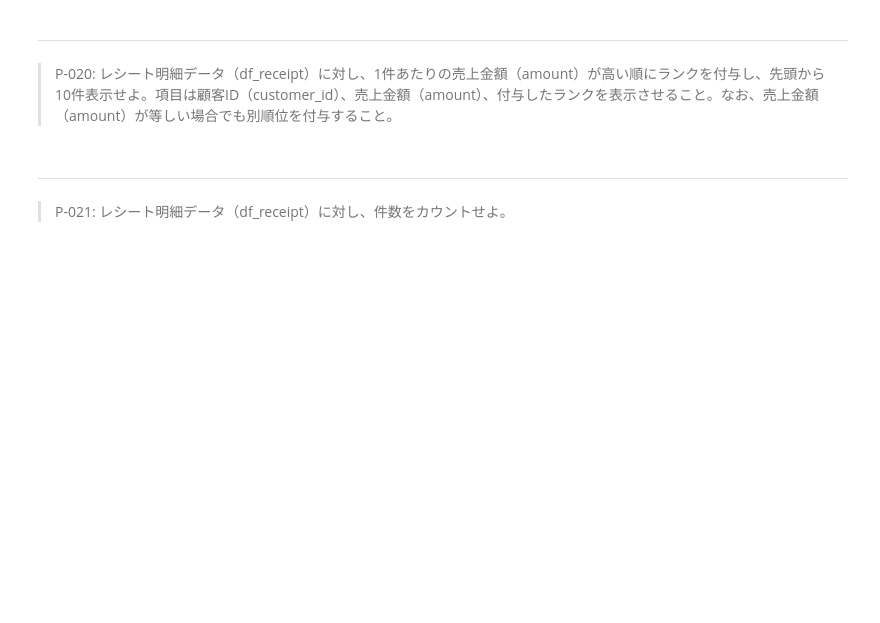
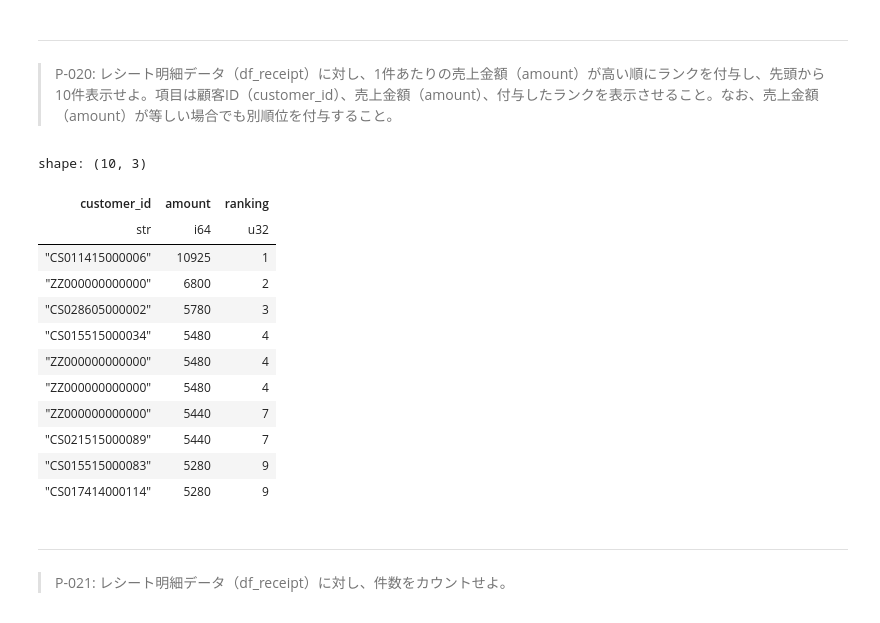
Before and after one commit to seiya8/polars100, a Jupyter notebook: knock.ipynb, the cells around one changed output. Drawn from its saved outputs; the diff is of its cells as text; code cells hidden in the pictures; blank space fills up the shorter version.

```diff
--- a/knock.ipynb
+++ b/knock.ipynb
@@ -351,6 +368,26 @@ shape: (10, 11)
 # %% [markdown]
 ---
 > P-020: レシート明細データ（df_receipt）に対し、1件あたりの売上金額（amount）が高い順にランクを付与し、先頭から10件表示せよ。項目は顧客ID（customer_id）、売上金額（amount）、付与したランクを表示させること。なお、売上金額（amount）が等しい場合でも別順位を付与すること。
+# %%
+df_receipt.select([
+    pl.col("customer_id"),
+    pl.col("amount"),
+    pl.col("amount").rank(method="min", descending=True).alias("ranking")
+]).sort("ranking").head(10)
+# %% [output]
+shape: (10, 3)
+| customer_id | amount | ranking |
+| str | i64 | u32 |
+| "CS011415000006" | 10925 | 1 |
+| "ZZ000000000000" | 6800 | 2 |
+| "CS028605000002" | 5780 | 3 |
+| "CS015515000034" | 5480 | 4 |
+| "ZZ000000000000" | 5480 | 4 |
+| "ZZ000000000000" | 5480 | 4 |
+| "ZZ000000000000" | 5440 | 7 |
+| "CS021515000089" | 5440 | 7 |
+| "CS015515000083" | 5280 | 9 |
+| "CS017414000114" | 5280 | 9 |
 # %% [markdown]
 ---
 > P-021: レシート明細データ（df_receipt）に対し、件数をカウントせよ。
```
Also changed, not shown: parts of 3 cells of this notebook.
